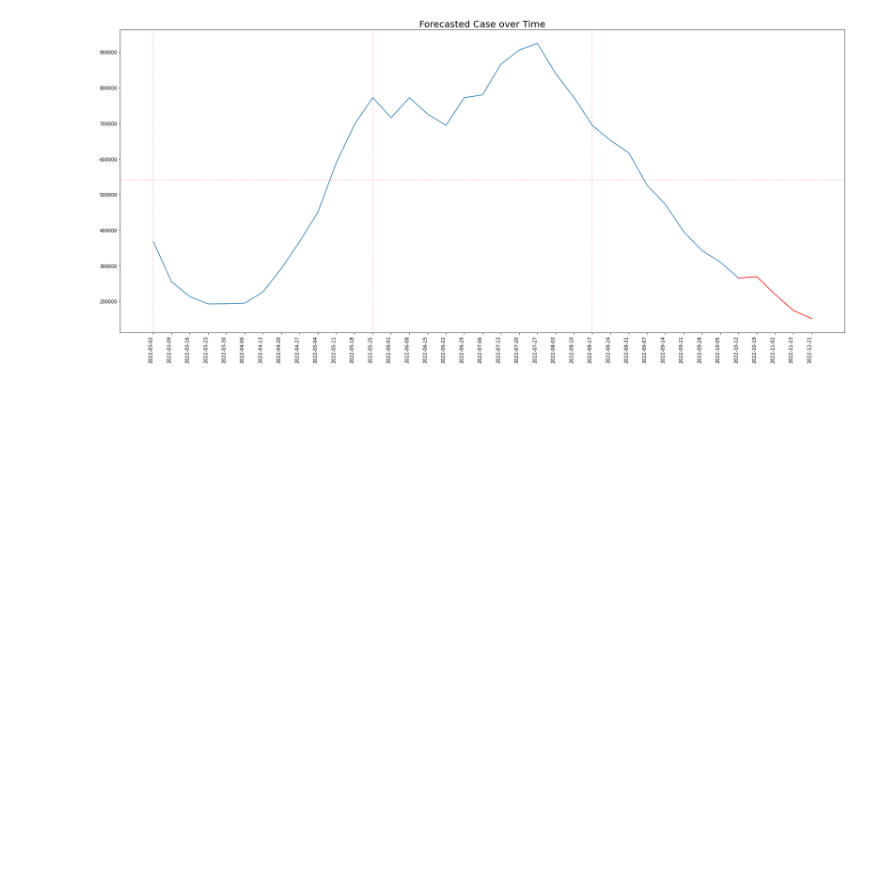
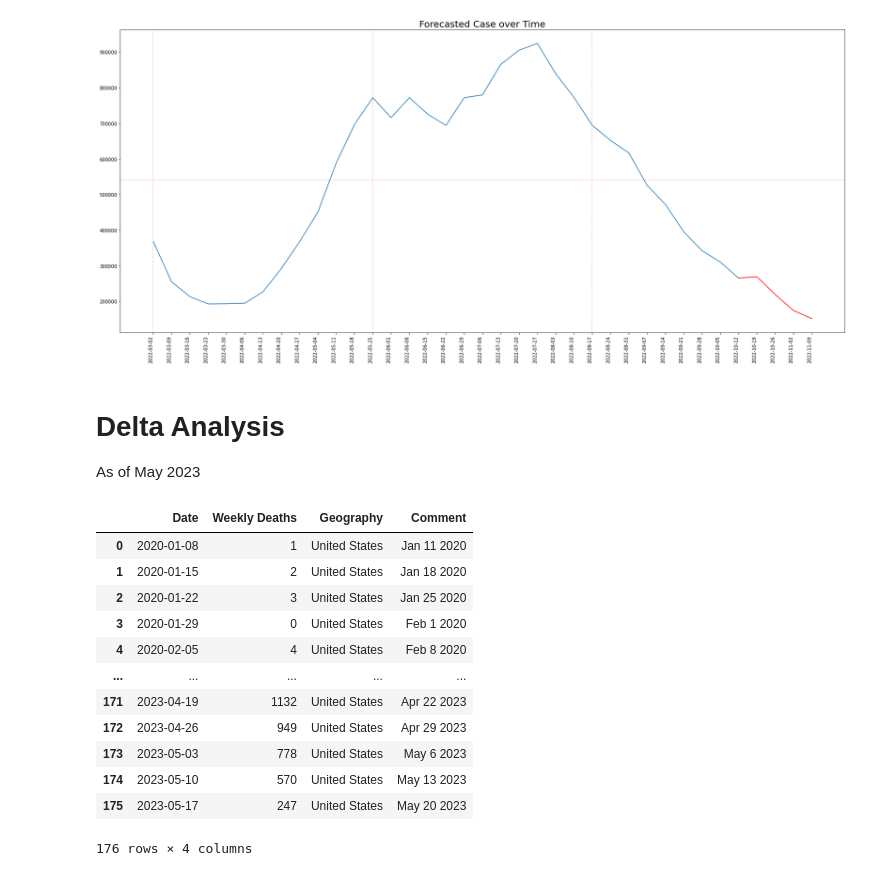
Before and after one commit to Lester0142/Covid_Data_Analysis, a Jupyter notebook: ARMA.ipynb, the cells around one changed output. Saved outputs shown, nothing was run; the diff lists cells and outputs as text; code cells hidden in the pictures; blank space fills up the shorter version.

Commit message:
Added Delta Analysis

```diff
--- a/ARMA.ipynb
+++ b/ARMA.ipynb
@@ -406,3 +406,24 @@ plt.title("Forecasted Case over Time", fontsize = 20)
 plt.show()
 # %% [output]
 [figure]
+# %% [markdown]
+# Delta Analysis
+As of May 2023
+# %%
+#read the new data as of 2023
+Updated_Weekly_df = pd.read_csv("Dataset\\data_weekly_death_trends_2023.csv")
+display(Updated_Weekly_df)
+# %% [output]
+|  | Date | Weekly Deaths | Geography | Comment |
+| 0 | 2020-01-08 | 1 | United States | Jan 11 2020 |
+| 1 | 2020-01-15 | 2 | United States | Jan 18 2020 |
+| 2 | 2020-01-22 | 3 | United States | Jan 25 2020 |
+| 3 | 2020-01-29 | 0 | United States | Feb 1 2020 |
+| 4 | 2020-02-05 | 4 | United States | Feb 8 2020 |
+| ... | ... | ... | ... | ... |
+| 171 | 2023-04-19 | 1132 | United States | Apr 22 2023 |
+| 172 | 2023-04-26 | 949 | United States | Apr 29 2023 |
+| 173 | 2023-05-03 | 778 | United States | May 6 2023 |
+| 174 | 2023-05-10 | 570 | United States | May 13 2023 |
+| 175 | 2023-05-17 | 247 | United States | May 20 2023 |
+176 rows × 4 columns
```
Also changed, not shown: parts of 12 cells of this notebook, 1 other file.
